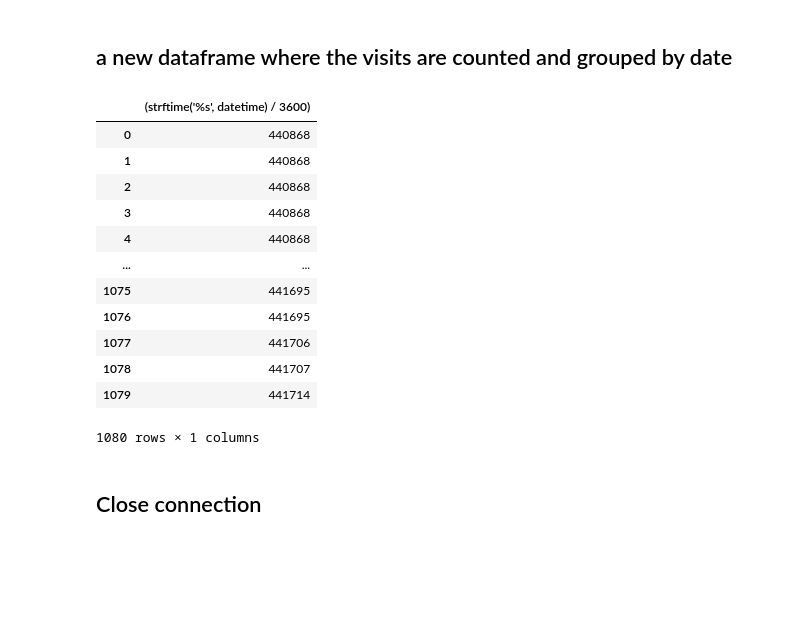
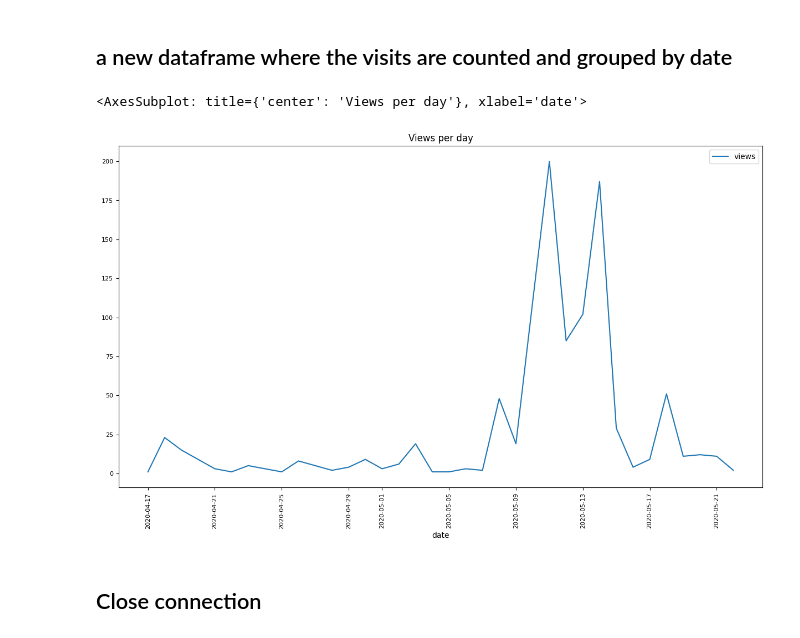
Before and after one commit to greg-gav/Python_DS_42_Picine, a Jupyter notebook: day_07/ex00/00_line_chart.ipynb, the cells around one changed output. Cells and saved outputs as stored; diff of their text form; code cells hidden in the pictures; blank space fills up the shorter version.

```diff
--- a/day_07/ex00/00_line_chart.ipynb
+++ b/day_07/ex00/00_line_chart.ipynb
@@ -8,4 +8,6 @@ con = sqlite3.connect("../data/checking-logs.sqlite")
 # %% [markdown]
  ##  datetime from the pageviews table
 # %%
-pd.io.sql.read_sql(sql="SELECT datetime FROM pageviews WHERE uid LIKE 'user_%'", con=con)
+df = pd.io.sql.read_sql(sql="SELECT datetime FROM pageviews WHERE uid LIKE 'user_%'",
+parse_dates=['datetime'],
+con=con)
@@ -26,26 +14,13 @@ pd.io.sql.read_sql(sql="SELECT datetime FROM pageviews WHERE uid LIKE 'user_%'",
 # %% [markdown]
 ##  a new dataframe where the visits are counted and grouped by date
-# %%
-df = pd.io.sql.read_sql(
-    sql="SELECT (strftime('%s', datetime) / 3600) \
-        FROM pageviews",
-    con=con,
-)
-df
-# %% [output]
-|  | (strftime('%s', datetime) / 3600) |
-| 0 | 440868 |
-| 1 | 440868 |
-| 2 | 440868 |
-| 3 | 440868 |
-| 4 | 440868 |
-| ... | ... |
-| 1075 | 441695 |
-| 1076 | 441695 |
-| 1077 | 441706 |
-| 1078 | 441707 |
-| 1079 | 441714 |
-1080 rows × 1 columns
+# %%
+df = df.groupby([df['datetime'].dt.date]).count()
+df.columns = ["views"]
+df.index.name = 'date'
+df.plot(fontsize=8, figsize=(15,8), title='Views per day', rot=90)
+# %% [output]
+<AxesSubplot: title={'center': 'Views per day'}, xlabel='date'>
+[figure, added]
 # %% [markdown]
 ## Close connection
 # %%
```
Also changed, not shown: parts of 1 cell of this notebook.
